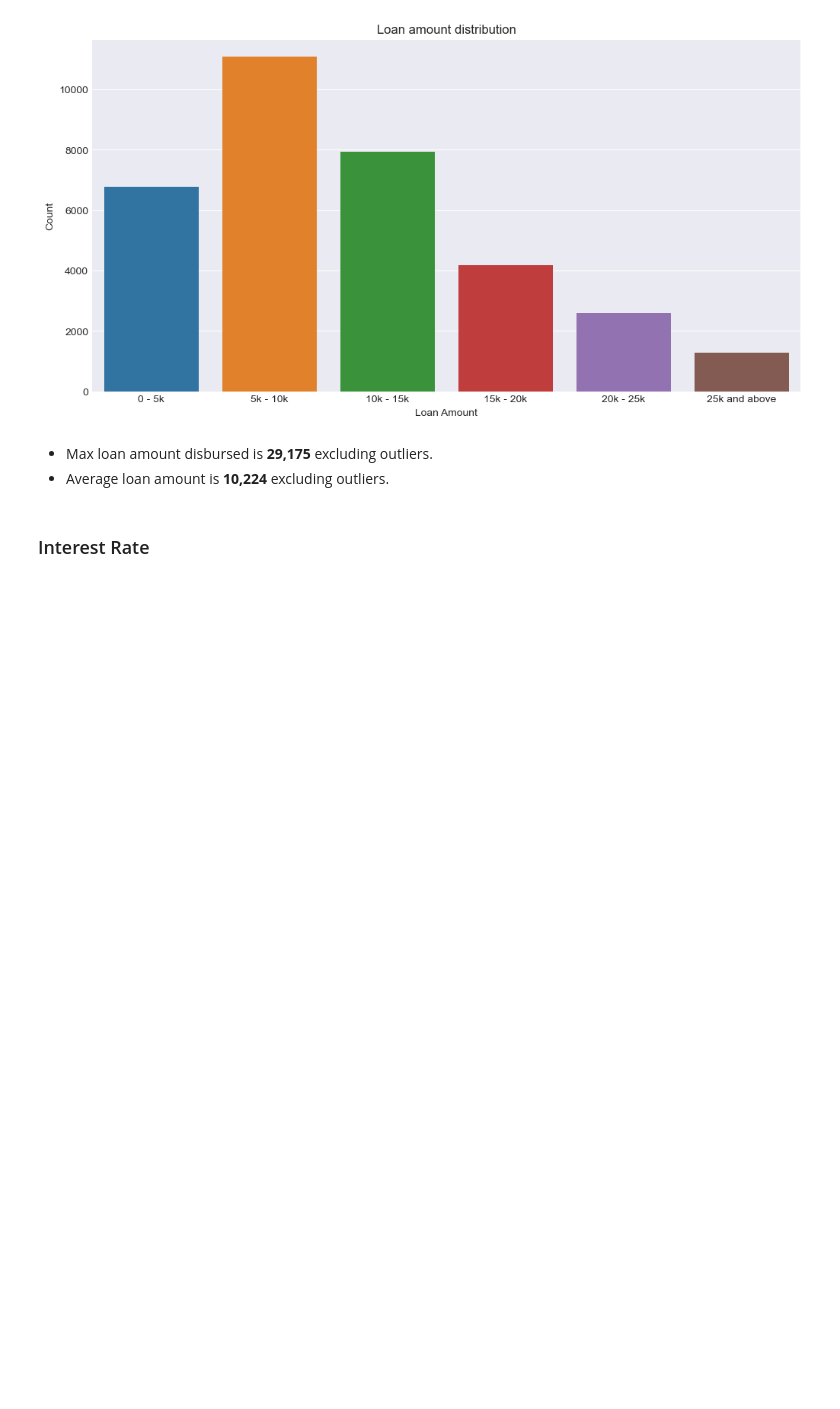
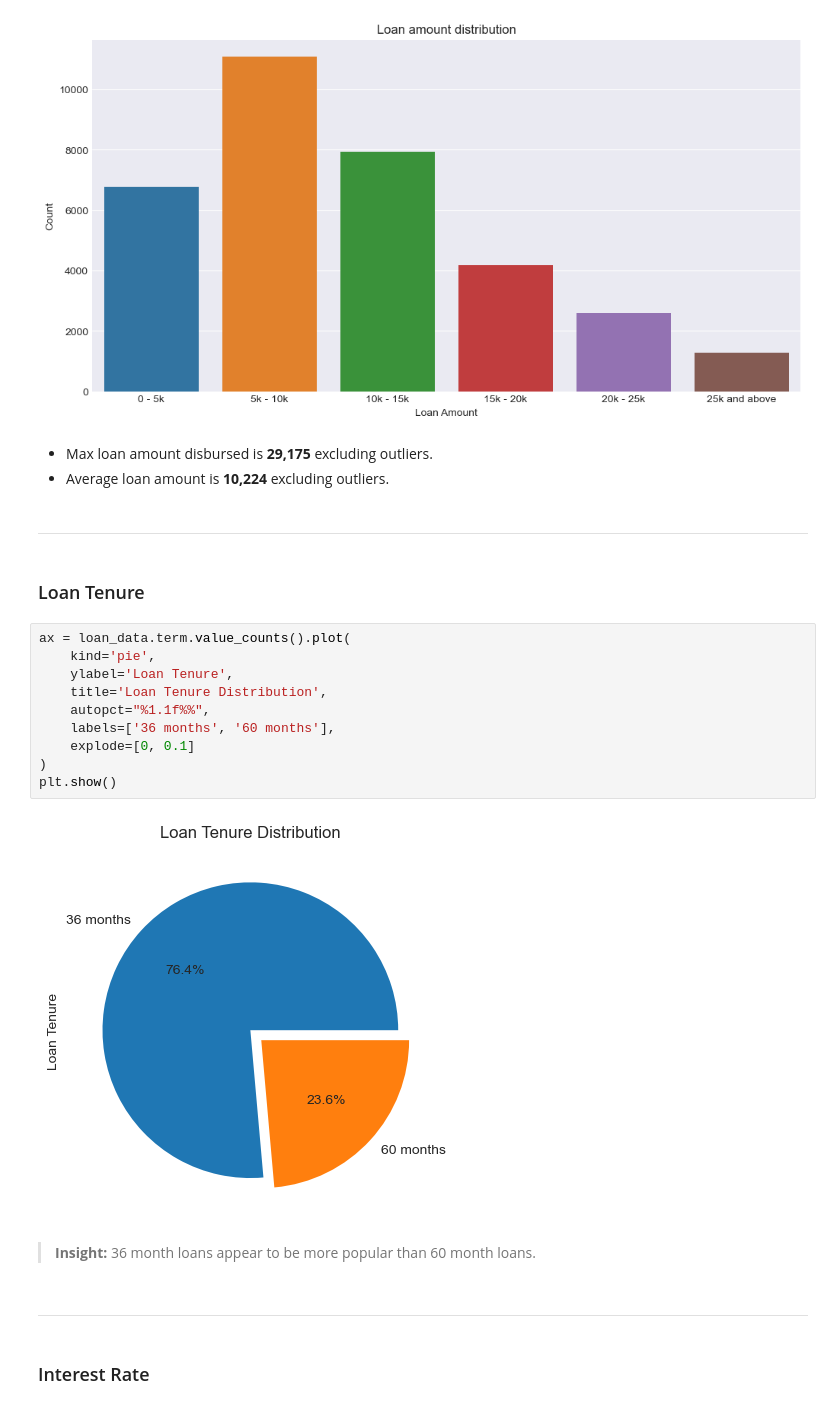
Before and after one commit to cyberpirate92/lending-club-case-study, a Jupyter notebook: Lending Club Case Study.ipynb, the cells around one changed output. Saved outputs shown, nothing was run; the diff lists cells and outputs as text; blank space fills up the shorter version.

```diff
--- a/Lending Club Case Study.ipynb
+++ b/Lending Club Case Study.ipynb
@@ -686,6 +686,26 @@ plt.show()
 # %% [markdown]
 - Max loan amount disbursed is __29,175__ excluding outliers.
 - Average loan amount is __10,224__ excluding outliers.
+# %% [markdown]
+---
+# %% [markdown]
+### Loan Tenure
+# %%
+ax = loan_data.term.value_counts().plot(
+    kind='pie',
+    ylabel='Loan Tenure',
+    title='Loan Tenure Distribution',
+    autopct="%1.1f%%",
+    labels=['36 months', '60 months'],
+    explode=[0, 0.1]
+)
+plt.show()
+# %% [output]
+[figure, added]
+# %% [markdown]
+> __Insight:__ 36 month loans appear to be more popular than 60 month loans.
+# %% [markdown]
+---
 # %% [markdown]
 ### Interest Rate
 # %%
```
Also changed, not shown: parts of 28 cells of this notebook.
